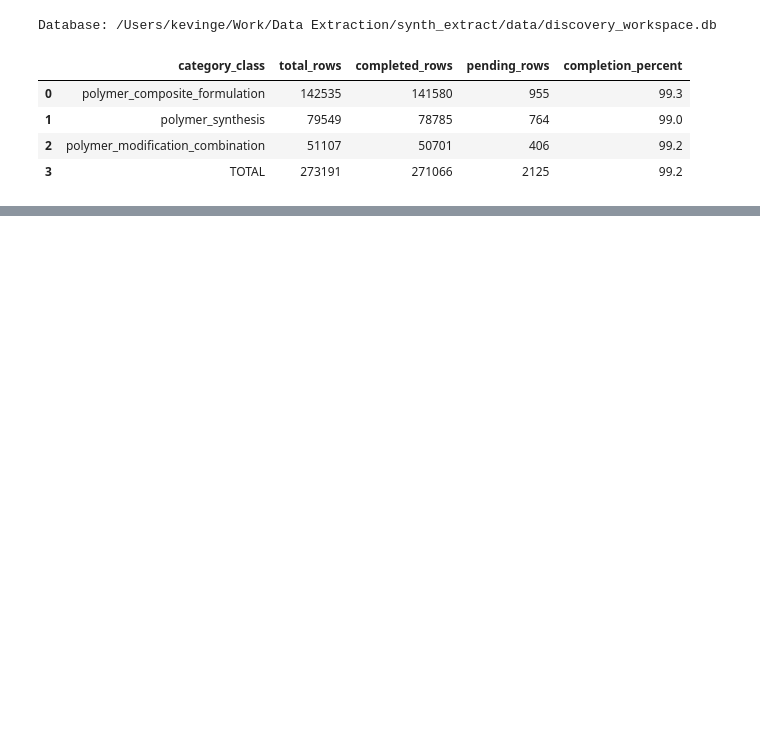
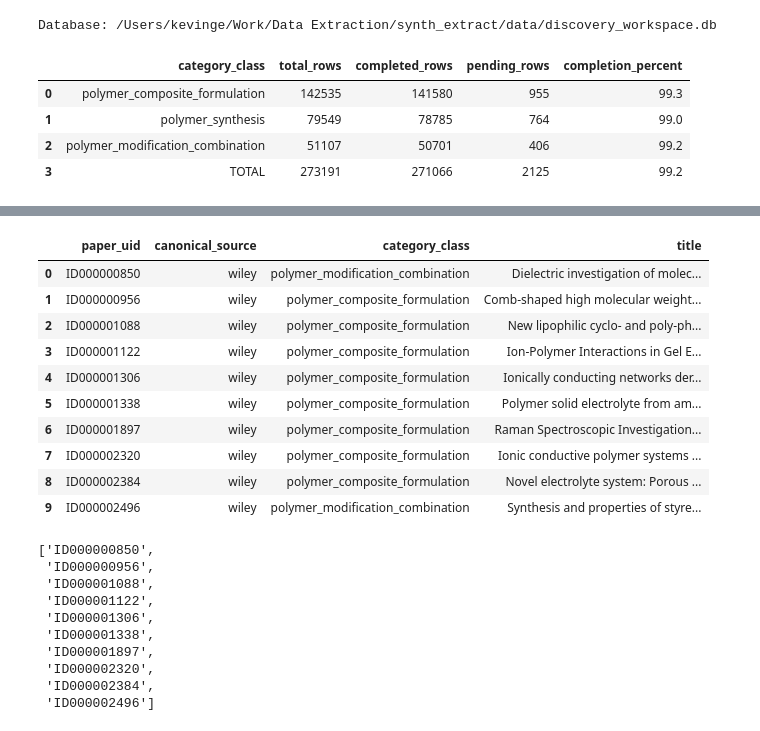
Before and after one commit to kevingeo11/synth_extract, a Jupyter notebook: discovery/discovery_analysis.ipynb, the cells around one changed output, grey strips where cells are left out. Cells and saved outputs as stored; diff of their text form; code cells hidden in the pictures; blank space fills up the shorter version.

Commit message:
sample discovery

```diff
--- a/discovery/discovery_analysis.ipynb
+++ b/discovery/discovery_analysis.ipynb
@@ -554,0 +552,66 @@ plt.show()
+# %%
+# Find papers containing an exact property name.
+
+target_property = "ionic conductivity"
+uid_limit = 10
+database_uri = f"{discovery_db_path.as_uri()}?mode=ro"
+with closing(sqlite3.connect(database_uri, uri=True, timeout=60)) as conn:
+    conn.execute("PRAGMA query_only = ON")
+    conn.execute("PRAGMA busy_timeout = 60000")
+    ionic_conductivity_papers = pd.read_sql_query(
+        """
+        SELECT
+            papers.paper_uid,
+            papers.canonical_source,
+            papers.category_class,
+            papers.title
+        FROM polymer_material_papers AS papers
+        WHERE papers.pty_no_res IS NOT NULL
+          AND EXISTS (
+              SELECT 1
+              FROM json_each(
+                  CASE
+                      WHEN json_valid(papers.pty_no_res)
+                      THEN papers.pty_no_res
+                      ELSE '[]'
+                  END
+              ) AS property
+              WHERE LOWER(TRIM(CAST(property.value AS TEXT))) = LOWER(?)
+          )
+        ORDER BY papers.paper_uid
+        LIMIT ?
+        """,
+        conn,
+        params=(target_property, uid_limit),
+    )
+
+ionic_conductivity_uids = ionic_conductivity_papers["paper_uid"].tolist()
+if len(ionic_conductivity_uids) < uid_limit:
+    print(
+        f"Only {len(ionic_conductivity_uids)} papers contain "
+        f"{target_property!r}."
+    )
+
+display(ionic_conductivity_papers)
+# %% [output]
+|  | paper_uid | canonical_source | category_class | title |
+| 0 | ID000000850 | wiley | polymer_modification_combination | Dielectric investigation of molec... |
+| 1 | ID000000956 | wiley | polymer_composite_formulation | Comb-shaped high molecular weight... |
+| 2 | ID000001088 | wiley | polymer_composite_formulation | New lipophilic cyclo- and poly-ph... |
+| 3 | ID000001122 | wiley | polymer_composite_formulation | Ion-Polymer Interactions in Gel E... |
+| 4 | ID000001306 | wiley | polymer_composite_formulation | Ionically conducting networks der... |
+| 5 | ID000001338 | wiley | polymer_composite_formulation | Polymer solid electrolyte from am... |
+| 6 | ID000001897 | wiley | polymer_composite_formulation | Raman Spectroscopic Investigation... |
+| 7 | ID000002320 | wiley | polymer_composite_formulation | Ionic conductive polymer systems ... |
+| 8 | ID000002384 | wiley | polymer_composite_formulation | Novel electrolyte system: Porous ... |
+| 9 | ID000002496 | wiley | polymer_modification_combination | Synthesis and properties of styre... |
+['ID000000850',
+ 'ID000000956',
+ 'ID000001088',
+ 'ID000001122',
+ 'ID000001306',
+ 'ID000001338',
+ 'ID000001897',
+ 'ID000002320',
+ 'ID000002384',
+ 'ID000002496']
```
Also changed, not shown: parts of 14 cells of this notebook, 1 other file.
